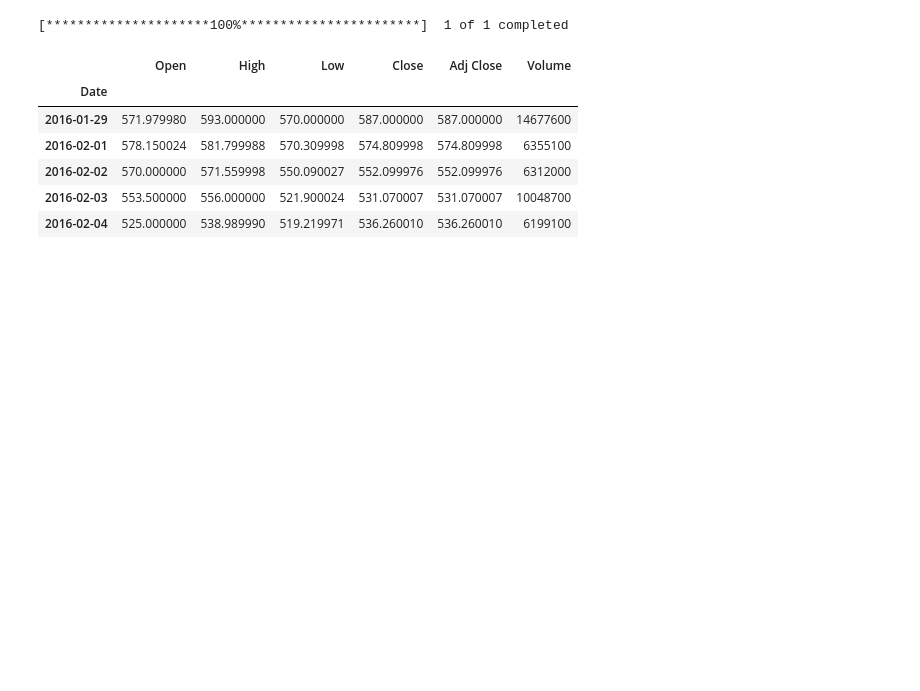
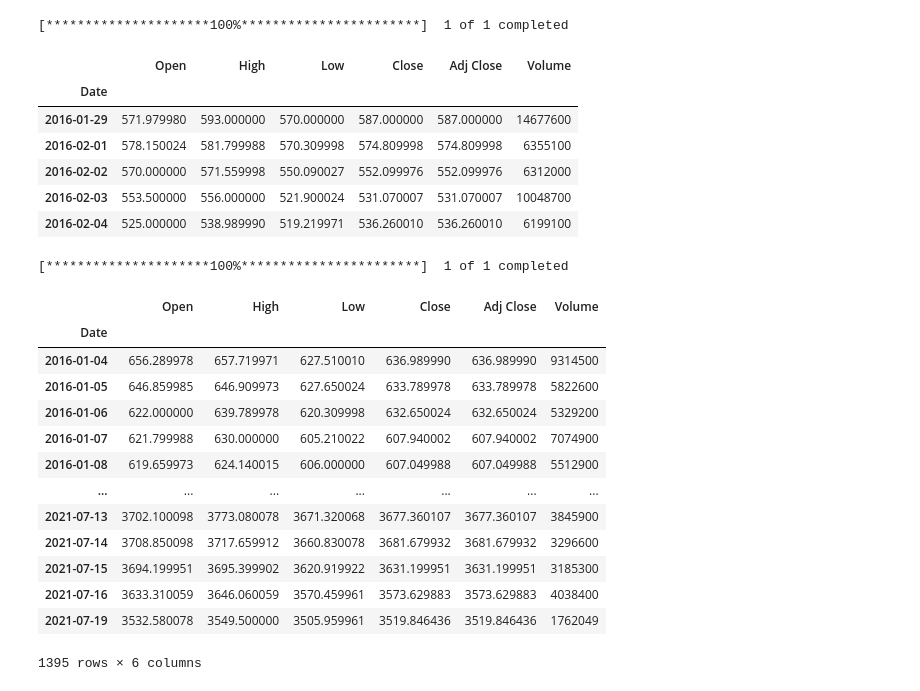
Before and after one commit to angheljf/Final_Project, a Jupyter notebook: Real Predictions.ipynb, the cells around one changed output. Drawn from its saved outputs; the diff is of its cells as text; code cells hidden in the pictures; blank space fills up the shorter version.

```diff
--- a/Real Predictions.ipynb
+++ b/Real Predictions.ipynb
@@ -210,0 +214,19 @@ pickle.dump(model, open('model.pkl','wb'))
+# %%
+df2 = yf.download("AMZN", start="2016-01-01", end="2021-10-09")
+df2
+# %% [output]
+[*********************100%***********************]  1 of 1 completed
+|  | Open | High | Low | Close | Adj Close | Volume |
+| Date |  |  |  |  |  |  |
+| 2016-01-04 | 656.289978 | 657.719971 | 627.510010 | 636.989990 | 636.989990 | 9314500 |
+| 2016-01-05 | 646.859985 | 646.909973 | 627.650024 | 633.789978 | 633.789978 | 5822600 |
+| 2016-01-06 | 622.000000 | 639.789978 | 620.309998 | 632.650024 | 632.650024 | 5329200 |
+| 2016-01-07 | 621.799988 | 630.000000 | 605.210022 | 607.940002 | 607.940002 | 7074900 |
+| 2016-01-08 | 619.659973 | 624.140015 | 606.000000 | 607.049988 | 607.049988 | 5512900 |
+| ... | ... | ... | ... | ... | ... | ... |
+| 2021-07-13 | 3702.100098 | 3773.080078 | 3671.320068 | 3677.360107 | 3677.360107 | 3845900 |
+| 2021-07-14 | 3708.850098 | 3717.659912 | 3660.830078 | 3681.679932 | 3681.679932 | 3296600 |
+| 2021-07-15 | 3694.199951 | 3695.399902 | 3620.919922 | 3631.199951 | 3631.199951 | 3185300 |
+| 2021-07-16 | 3633.310059 | 3646.060059 | 3570.459961 | 3573.629883 | 3573.629883 | 4038400 |
+| 2021-07-19 | 3532.580078 | 3549.500000 | 3505.959961 | 3519.846436 | 3519.846436 | 1762049 |
+1395 rows × 6 columns
```
Also changed, not shown: parts of 6 cells of this notebook, 4 other files.
